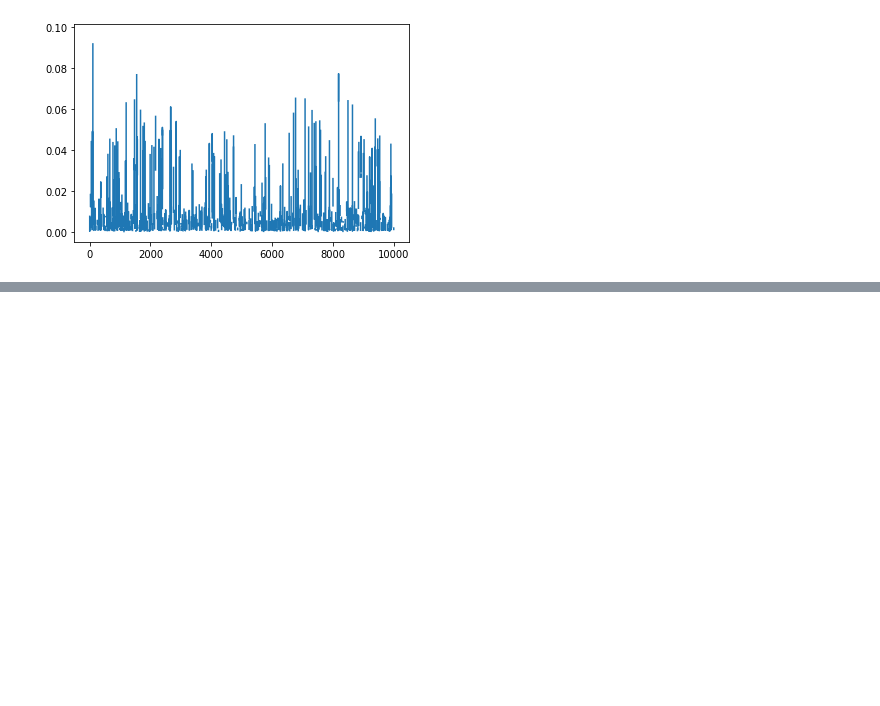
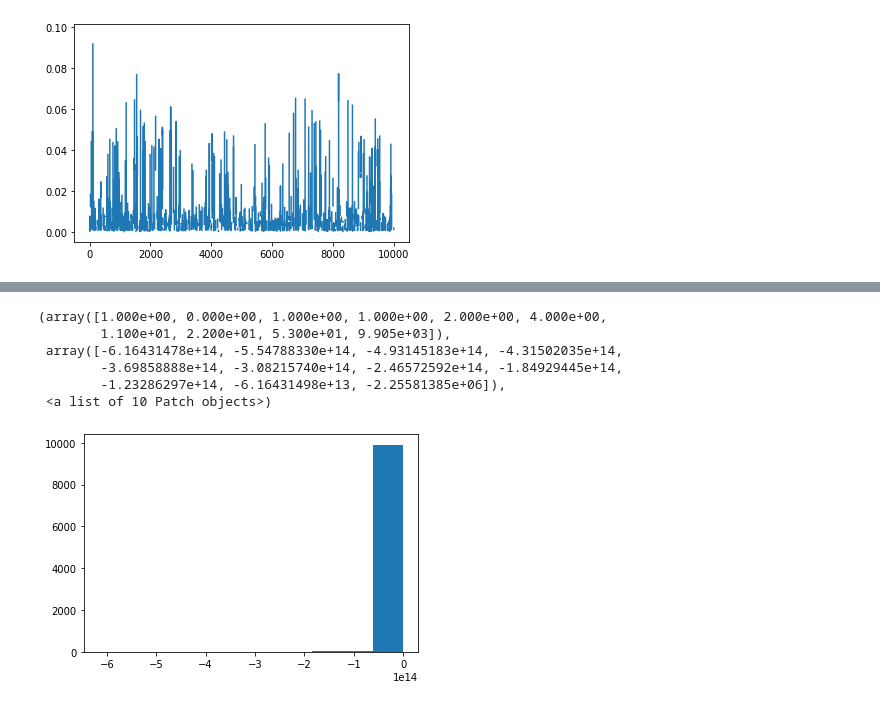
Before and after one commit to fisicadeparticulas/20210915_procesamientodearchivoslhe-100100100100100, a Jupyter notebook: Partículas_2.ipynb, the cells around one changed output, grey strips where cells are left out. Cells and saved outputs as stored; diff of their text form; code cells hidden in the pictures; blank space fills up the shorter version.

```diff
--- a/Partículas_2.ipynb
+++ b/Partículas_2.ipynb
@@ -54,0 +74,16 @@ plt.hist(M)
+# %%
+M2 = (data['E']+data['K'])**2
+# %%
+P = ((data['px']**2 + data['py']**2 + data['pz']**2)+(data['mx']**2 + data['my']**2 + data['mz']**2))**2
+# %%
+Mi = M2 - P
+# %%
+plt.hist(Mi)
+# %% [output]
+(array([1.000e+00, 0.000e+00, 1.000e+00, 1.000e+00, 2.000e+00, 4.000e+00,
+        1.100e+01, 2.200e+01, 5.300e+01, 9.905e+03]),
+ array([-6.16431478e+14, -5.54788330e+14, -4.93145183e+14, -4.31502035e+14,
+        -3.69858888e+14, -3.08215740e+14, -2.46572592e+14, -1.84929445e+14,
+        -1.23286297e+14, -6.16431498e+13, -2.25581385e+06]),
+ <a list of 10 Patch objects>)
+[figure, added]
```
Also changed, not shown: parts of 5 cells of this notebook.
